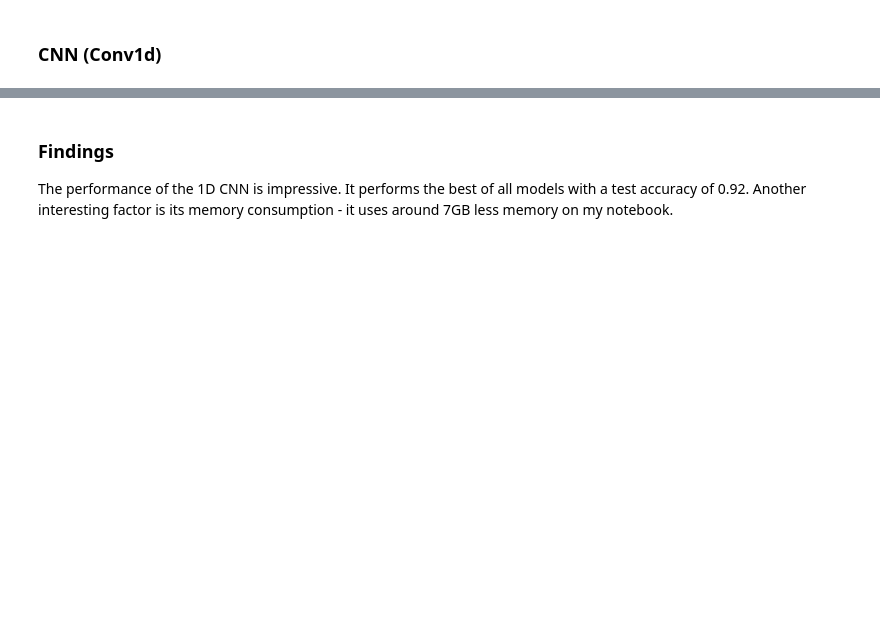
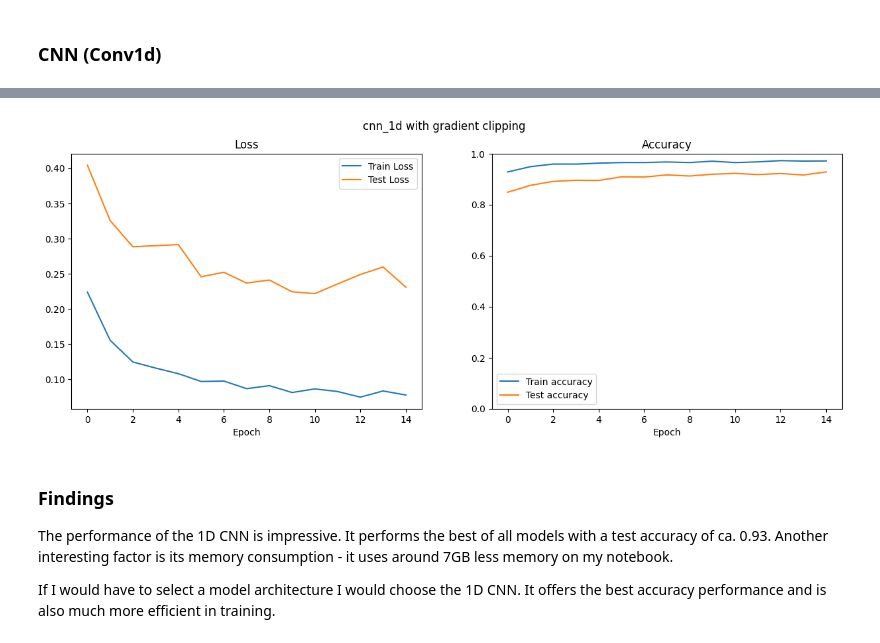
Before and after one commit to dave1b/TSM_DeLearn, a Jupyter notebook: Week10/activity_recognition-dave_brunner.ipynb, the cells around one changed output, grey strips where cells are left out. Saved outputs shown, nothing was run; the diff lists cells and outputs as text; code cells hidden in the pictures; blank space fills up the shorter version.

```diff
--- a/Week10/activity_recognition-dave_brunner.ipynb
+++ b/Week10/activity_recognition-dave_brunner.ipynb
@@ -675,7 +688,8 @@ cnn_1d = CNN_1D(input_size=signal_sequence_length, num_classes=N_CLASSES).to(dev
 adam = torch.optim.Adam(cnn_1d.parameters(), lr=0.001)
 cross_entropy = nn.CrossEntropyLoss()
 
-history = train_model(model=cnn_1d, n_epochs=13, batch_size=32, optimizer=adam, criterion=cross_entropy, gradient_clipping=False)
+history = train_model(model=cnn_1d, n_epochs=15, batch_size=64, optimizer=adam, criterion=cross_entropy, gradient_clipping=False)
 
-print_hist(history, 'lstm with gradient clipping')
+print_hist(history, 'cnn_1d with gradient clipping')
 del cnn_1d
+# %% [output]
@@ -682,4 +712,7 @@ del cnn_1d
+[figure, added]
 # %% [markdown]
 ### Findings
-The performance of the 1D CNN is impressive. It performs the best of all models with a test accuracy of 0.92.
+The performance of the 1D CNN is impressive. It performs the best of all models with a test accuracy of ca. 0.93.
 Another interesting factor is its memory consumption - it uses around 7GB less memory on my notebook.
+
+If I would have to select a model architecture I would choose the 1D CNN. It offers the best accuracy performance and is also much more efficient in training.
```
Also changed, not shown: parts of 2 cells of this notebook, 1 other file.
